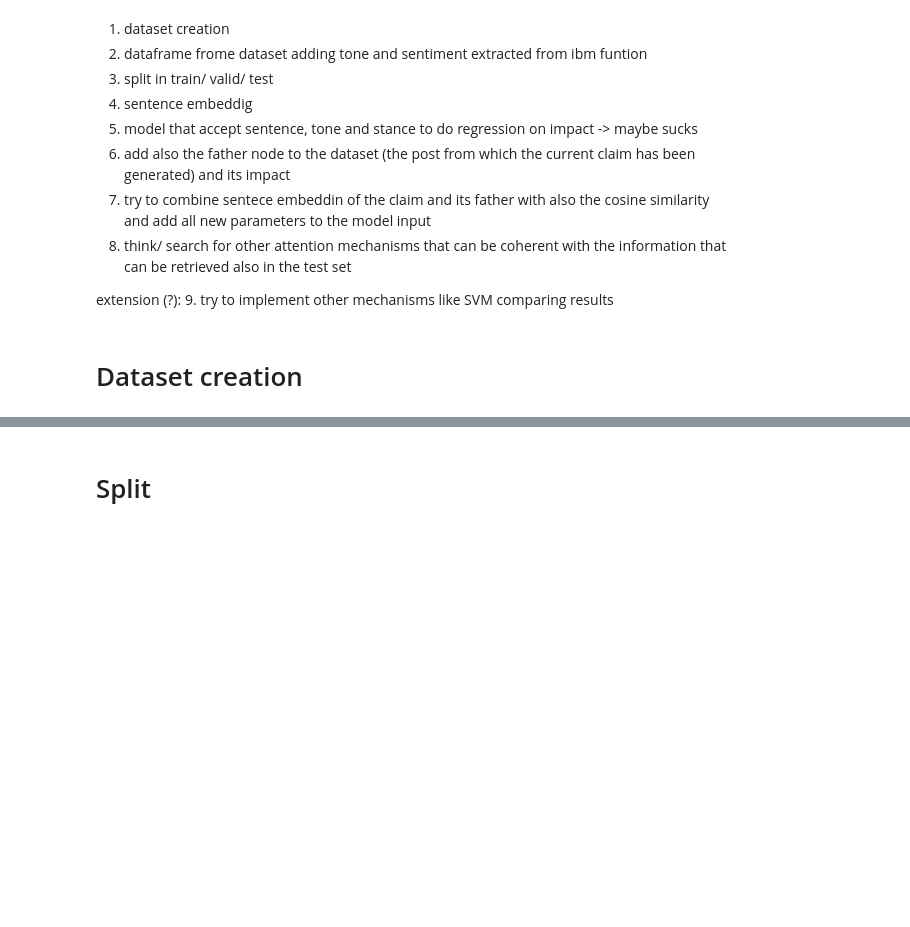
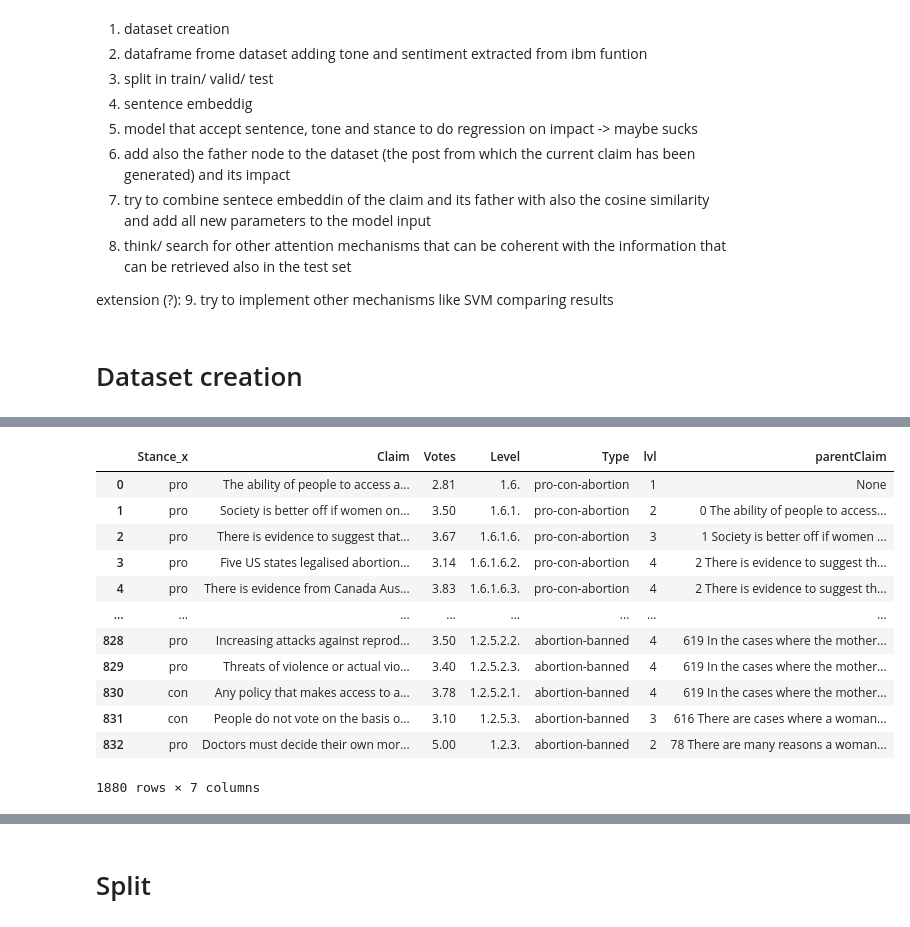
Before and after one commit to FedeSpu/argumentative-debates, a Jupyter notebook: argumentative-debates.ipynb, the cells around one changed output, grey strips where cells are left out. Drawn from its saved outputs; the diff is of its cells as text; code cells hidden in the pictures; blank space fills up the shorter version.

```diff
--- a/argumentative-debates.ipynb
+++ b/argumentative-debates.ipynb
@@ -40,0 +117,23 @@ for line in file_debate_txt.readlines():
+# %%
+dataset = dataset_csv.merge(dataset_txt, on='Claim')
+dataset = dataset.drop_duplicates(['Claim']).reset_index(drop=True)
+dataset = dataset.drop(columns=['Stance_y'])
+dataset["Type"] = abortion1
+
+df = df.append(dataset, ignore_index=False)
+# %%
+df
+# %% [output]
+|  | Stance_x | Claim | Votes | Level | Type | lvl | parentClaim |
+| 0 | pro | The ability of people to access a... | 2.81 | 1.6. | pro-con-abortion | 1 | None |
+| 1 | pro | Society is better off if women on... | 3.50 | 1.6.1. | pro-con-abortion | 2 | 0 The ability of people to access... |
+| 2 | pro | There is evidence to suggest that... | 3.67 | 1.6.1.6. | pro-con-abortion | 3 | 1 Society is better off if women ... |
+| 3 | pro | Five US states legalised abortion... | 3.14 | 1.6.1.6.2. | pro-con-abortion | 4 | 2 There is evidence to suggest th... |
+| 4 | pro | There is evidence from Canada Aus... | 3.83 | 1.6.1.6.3. | pro-con-abortion | 4 | 2 There is evidence to suggest th... |
+| ... | ... | ... | ... | ... | ... | ... | ... |
+| 828 | pro | Increasing attacks against reprod... | 3.50 | 1.2.5.2.2. | abortion-banned | 4 | 619 In the cases where the mother... |
+| 829 | pro | Threats of violence or actual vio... | 3.40 | 1.2.5.2.3. | abortion-banned | 4 | 619 In the cases where the mother... |
+| 830 | con | Any policy that makes access to a... | 3.78 | 1.2.5.2.1. | abortion-banned | 4 | 619 In the cases where the mother... |
+| 831 | con | People do not vote on the basis o... | 3.10 | 1.2.5.3. | abortion-banned | 3 | 616 There are cases where a woman... |
+| 832 | pro | Doctors must decide their own mor... | 5.00 | 1.2.3. | abortion-banned | 2 | 78 There are many reasons a woman... |
+1880 rows × 7 columns
```
Also changed, not shown: parts of 38 cells of this notebook.
